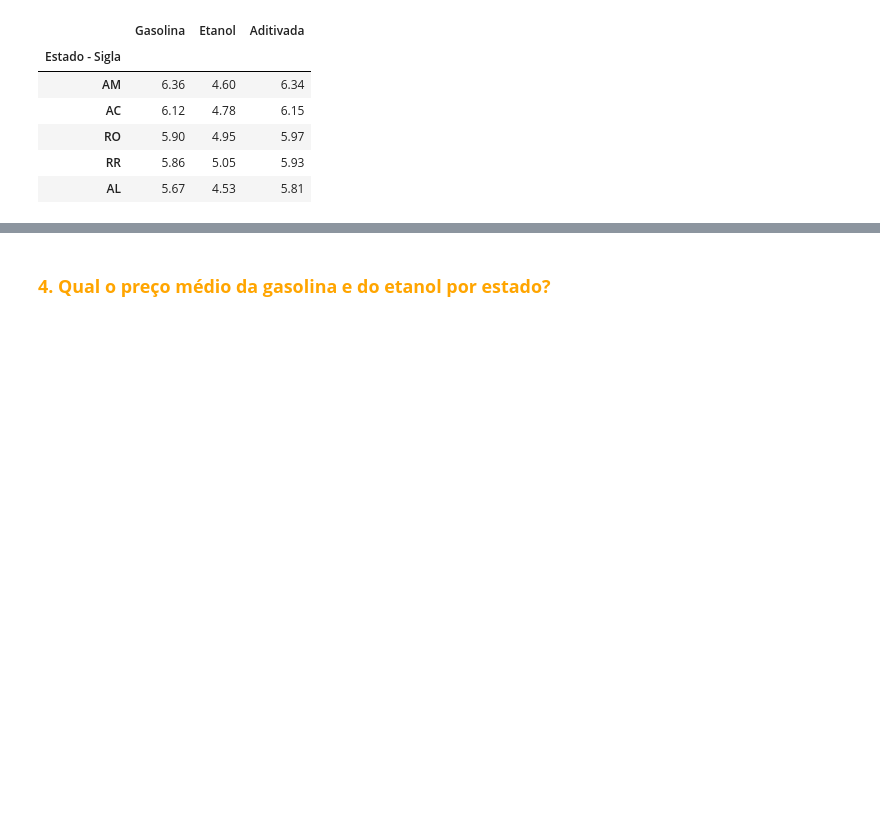
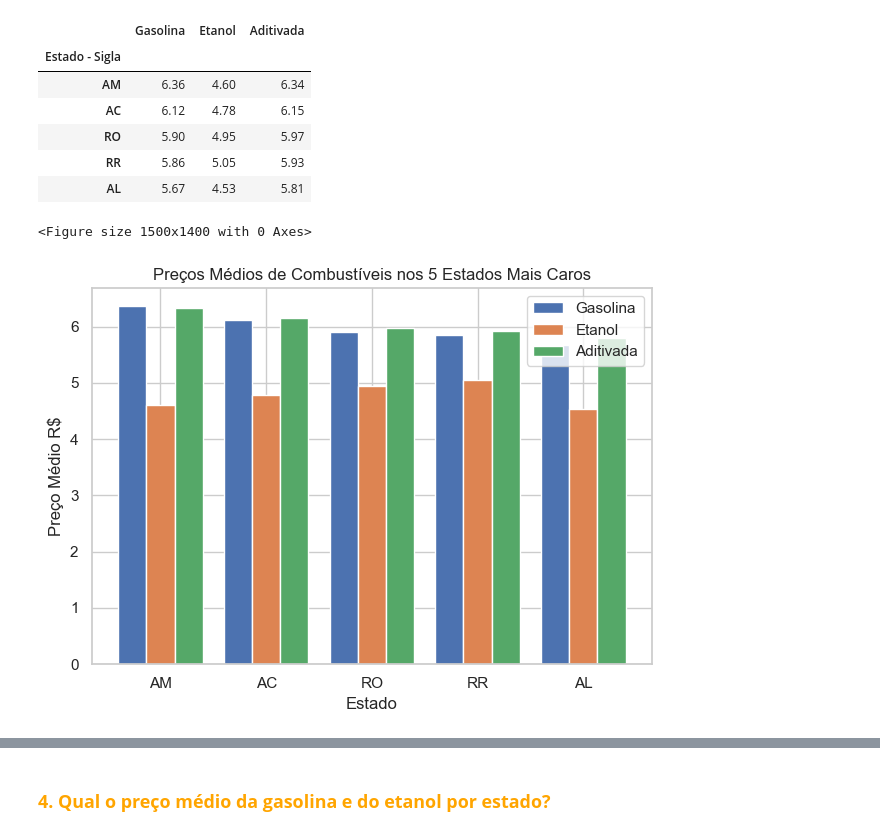
Before and after one commit to gideoni-santos/projeto-squad5-m4, a Jupyter notebook: Analise_combustiveis.ipynb, the cells around one changed output, grey strips where cells are left out. Drawn from its saved outputs; the diff is of its cells as text; code cells hidden in the pictures; blank space fills up the shorter version.

Commit message:
analises das questões e gráficos

```diff
--- a/Analise_combustiveis.ipynb
+++ b/Analise_combustiveis.ipynb
@@ -800,3 +802,21 @@ top5_estados.head().round(2)
 | RO | 5.90 | 4.95 | 5.97 |
 | RR | 5.86 | 5.05 | 5.93 |
 | AL | 5.67 | 4.53 | 5.81 |
+# %%
+top5_estados_preco_medio_alto = df_precos_medios.head(5)
+
+# Plotar o gráfico de barras
+plt.figure(figsize=(15, 14))
+top5_estados_preco_medio_alto.plot(kind='bar', width=0.8)
+plt.title('Preços Médios de Combustíveis nos 5 Estados Mais Caros')
+plt.xlabel('Estado')
+plt.ylabel('Preço Médio R$')
+plt.legend()
+plt.xticks(rotation=0)
+plt.tight_layout()
+
+# Exibir o gráfico
+plt.show()
+# %% [output]
+<Figure size 1500x1400 with 0 Axes>
+[figure, added]
```
Also changed, not shown: parts of 13 cells of this notebook.
